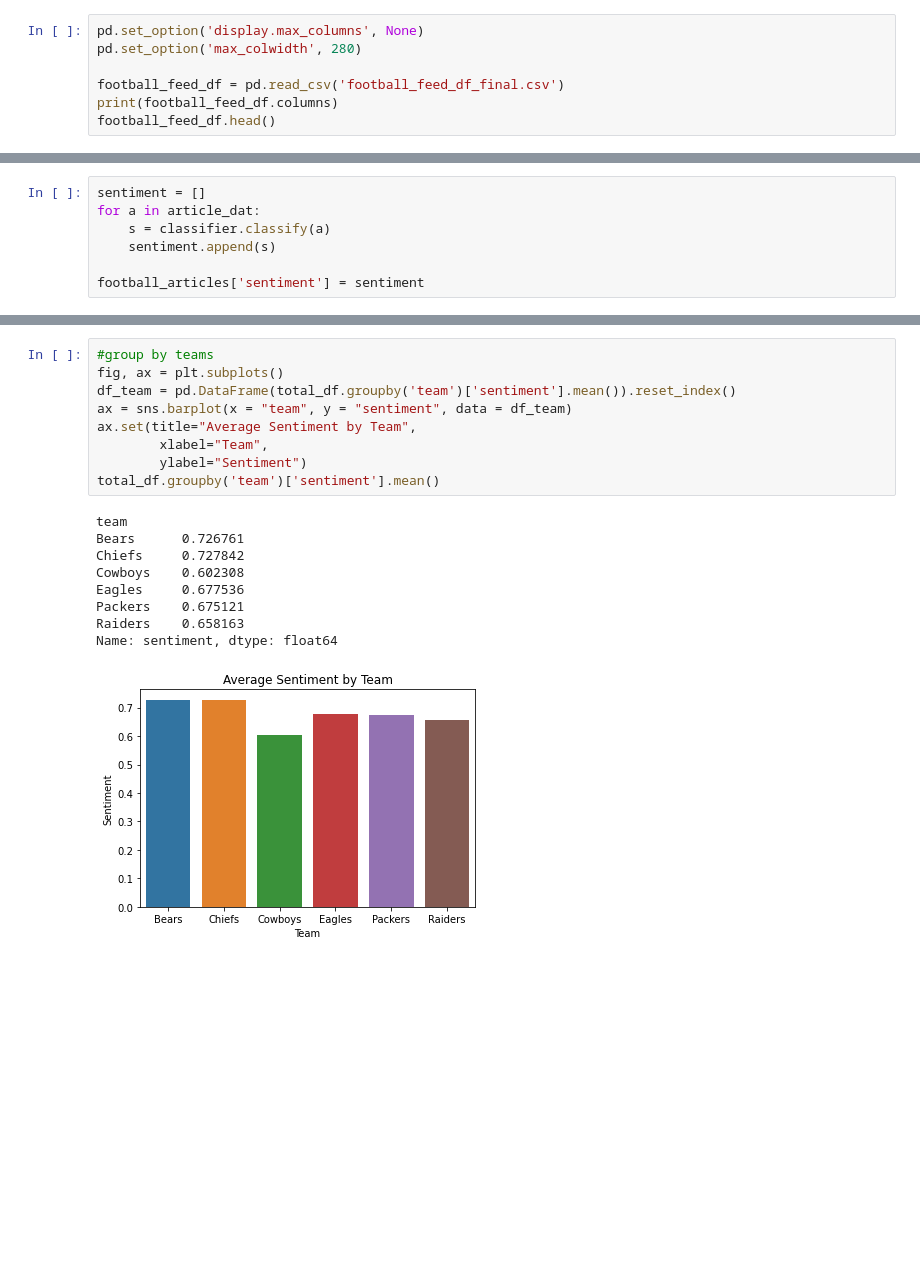
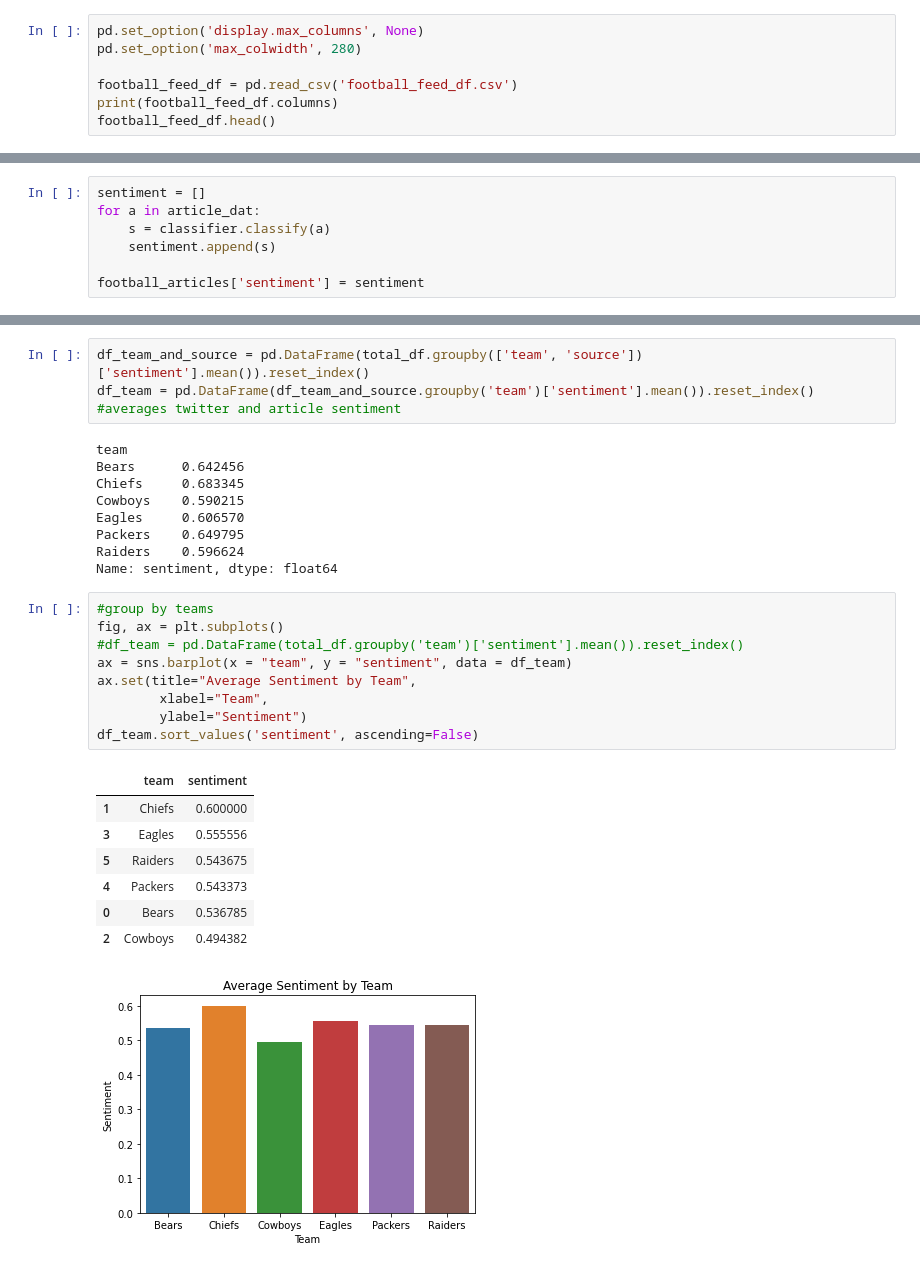
Before and after one commit to belosgood/NFL-popularity-contest, a Jupyter notebook: football-analysis.ipynb, the cells around one changed output, grey strips where cells are left out. Cells and saved outputs as stored; diff of their text form; blank space fills up the shorter version.

```diff
--- a/football-analysis.ipynb
+++ b/football-analysis.ipynb
@@ -13,7 +13,7 @@ import random
 pd.set_option('display.max_columns', None)
 pd.set_option('max_colwidth', 280)
 
-football_feed_df = pd.read_csv('football_feed_df_final.csv')
+football_feed_df = pd.read_csv('football_feed_df.csv')
 print(football_feed_df.columns)
 football_feed_df.head()
 # %% [output]
@@ -361,22 +362,33 @@ Name: team, dtype: int64
+# %%
+df_team_and_source = pd.DataFrame(total_df.groupby(['team', 'source'])['sentiment'].mean()).reset_index()
+df_team = pd.DataFrame(df_team_and_source.groupby('team')['sentiment'].mean()).reset_index() #averages twitter and article sentiment
+# %% [output]
+team
+Bears      0.642456
+Chiefs     0.683345
+Cowboys    0.590215
+Eagles     0.606570
+Packers    0.649795
+Raiders    0.596624
+Name: sentiment, dtype: float64
 # %%
 #group by teams
 fig, ax = plt.subplots()
-df_team = pd.DataFrame(total_df.groupby('team')['sentiment'].mean()).reset_index()
+#df_team = pd.DataFrame(total_df.groupby('team')['sentiment'].mean()).reset_index()
 ax = sns.barplot(x = "team", y = "sentiment", data = df_team)
 ax.set(title="Average Sentiment by Team",
         xlabel="Team",
         ylabel="Sentiment")
-total_df.groupby('team')['sentiment'].mean()
+df_team.sort_values('sentiment', ascending=False)
 # %% [output]
-team
-Bears      0.726761
-Chiefs     0.727842
-Cowboys    0.602308
-Eagles     0.677536
-Packers    0.675121
-Raiders    0.658163
-Name: sentiment, dtype: float64
+|  | team | sentiment |
+| 1 | Chiefs | 0.600000 |
+| 3 | Eagles | 0.555556 |
+| 5 | Raiders | 0.543675 |
+| 4 | Packers | 0.543373 |
+| 0 | Bears | 0.536785 |
+| 2 | Cowboys | 0.494382 |
-[figure, old version]
+[figure, new version]
 # %%
 fig, ax = plt.subplots()
 df_team_and_source = pd.DataFrame(total_df.groupby(['team', 'source'])['sentiment'].mean()).reset_index()
```
Also changed, not shown: parts of 15 cells of this notebook.
